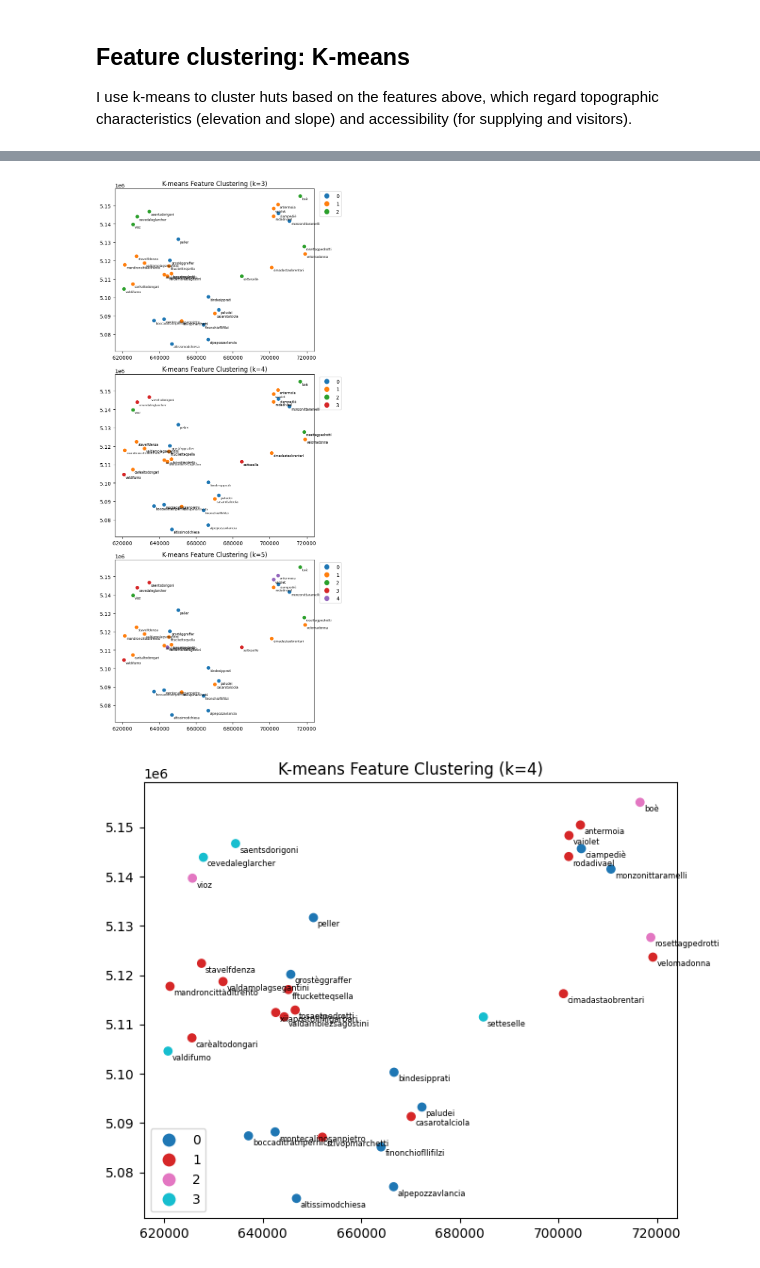
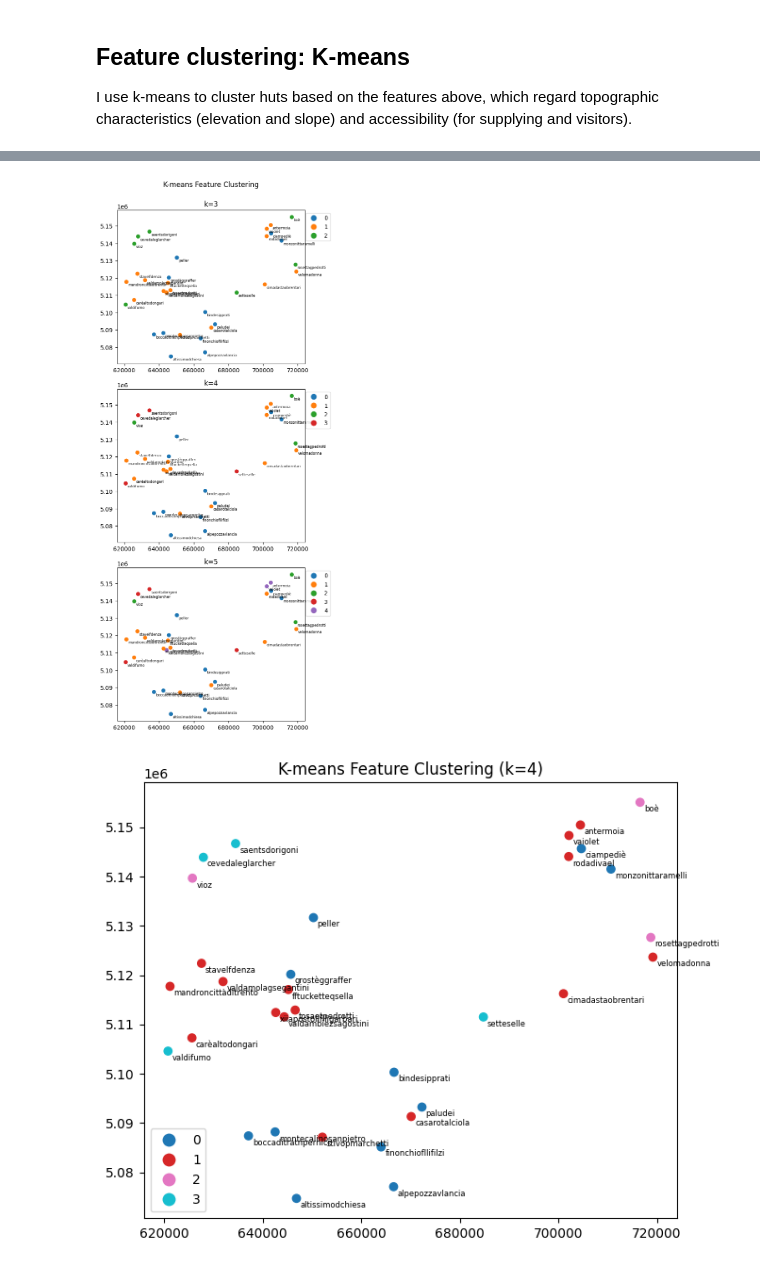
Before and after one commit to dclfbk/alpinehutsustainability, a Jupyter notebook: code/cluster_analysis.ipynb, the cells around one changed output, grey strips where cells are left out. Cells and saved outputs as stored; diff of their text form; code cells hidden in the pictures.

```diff
--- a/code/cluster_analysis.ipynb
+++ b/code/cluster_analysis.ipynb
@@ -115,7 +115,7 @@ cluster_stats = {}
 for k in range(3, 6):
     kmeans = KMeans(n_clusters=k, random_state=42)
     huts[f'cluster_kmeans_k{k}'] = kmeans.fit_predict(X_scaled)
-    huts[f'cluster_kmeans_k{k}'] = huts[f'cluster_kmeans_k{k}'].astype(str)  # cluster labels are strings
+    huts[f'cluster_kmeans_k{k}'] = huts[f'cluster_kmeans_k{k}']
 
     inertia_values.append(kmeans.inertia_)
     sil_score = silhouette_score(X_scaled, kmeans.labels_)
@@ -135,52 +152,56 @@ for k in range(3, 6):
 # %%
-import matplotlib.pyplot as plt
 from matplotlib.colors import ListedColormap, BoundaryNorm
 from adjustText import adjust_text
 
-cluster_colors = {
-    "0": "#1f77b4",  # Blue
-    "1": "#ff7f0e",  # Orange
-    "2": "#2ca02c",  # Green
-    "3": "#d62728",  # Red
-    "4": "#9467bd",  # Purple
-    "5": "#8c564b",  # Brown
-    "6": "#e377c2",  # Pink
-    "7": "#7f7f7f",  # Gray
-    "8": "#bcbd22",  # Olive
-    "9": "#17becf"   # Cyan
-}
+def plot_kmeans_geo(huts, cluster_cols, type:str):
+    cluster_colors = {
+        "0": "#1f77b4",  # Blue
+        "1": "#ff7f0e",  # Orange
+        "2": "#2ca02c",  # Green
+        "3": "#d62728",  # Red
+        "4": "#9467bd",  # Purple
+        "5": "#8c564b",  # Brown
+        "6": "#e377c2",  # Pink
+        "7": "#7f7f7f",  # Gray
+        "8": "#bcbd22",  # Olive
+        "9": "#17becf"   # Cyan
+    }
 
-# Convert the cluster_colors mapping into a colormap and normalization
-labels = list(cluster_colors.keys())
-cmap = ListedColormap([cluster_colors[label] for label in labels])
-norm = BoundaryNorm(range(len(labels) + 1), cmap.N)
+    # Convert the cluster_colors mapping into a colormap and normalization
+    labels = list(cluster_colors.keys())
+    cmap = ListedColormap([cluster_colors[label] for label in labels])
+    norm = BoundaryNorm(range(len(labels) + 1), cmap.N)
 
-# Select cluster columns
-cols = [col for col in huts.columns if 'cluster_kmeans_k' in col]
+    fig, ax = plt.subplots(3, 1, figsize=(8, 13))
 
-fig, ax = plt.subplots(3, 1, figsize=(10, 15))
+    for i, col in enumerate(cluster_cols):
+        k = col[-1]
+        huts[col] = huts[col].astype(str)  # cluster labels are strings
 
-for i, col in enumerate(cols):
-    k = col[-1]
+        huts.plot(
+            column=col,
+            cmap=cmap,
+            legend=True,
+            legend_kwds={'loc': 'upper right', 'bbox_to_anchor': (1.15, 1.0)},
+            ax=ax[i],
+            norm=norm
+        )
 
-    huts.plot(
-        column=col,
-        cmap=cmap,
-        legend=True,
-        legend_kwds={'loc': 'upper right', 'bbox_to_anchor': (1.15, 1.0)},
-        ax=ax[i],
-        norm=norm
-    )
+        for x, y, name in zip(huts.geometry.x, huts.geometry.y, huts['standard_name']):
+            ax[i].annotate(name, xy=(x, y), xytext=(3, -7), textcoords="offset points", fontsize=6)
 
-    for x, y, name in zip(huts.geometry.x, huts.geometry.y, huts['standard_name']):
-        ax[i].annotate(name, xy=(x, y), xytext=(3, -7), textcoords="offset points", fontsize=6)
+        ax[i].set_title(f"k={k}")
 
-    ax[i].set_title(f"K-means Feature Clustering (k={k})")
+        huts[col] = huts[col].astype(int) # back to integers
 
-plt.tight_layout()
-plt.show()
+    plt.tight_layout()
+    plt.suptitle(f"K-means {type} Clustering", y=1.025)
+    plt.show()
+
+cluster_cols = [col for col in huts.columns if 'cluster_kmeans_k' in col]
+plot_kmeans_geo(huts, cluster_cols, "Feature")
 # %% [output]
-[figure, old version]
+[figure, new version]
 # %%
 ## Plot the clustered points (coordinates)
 col_to_plot = 'cluster_kmeans_k4'
```
Also changed, not shown: parts of 19 cells of this notebook.
